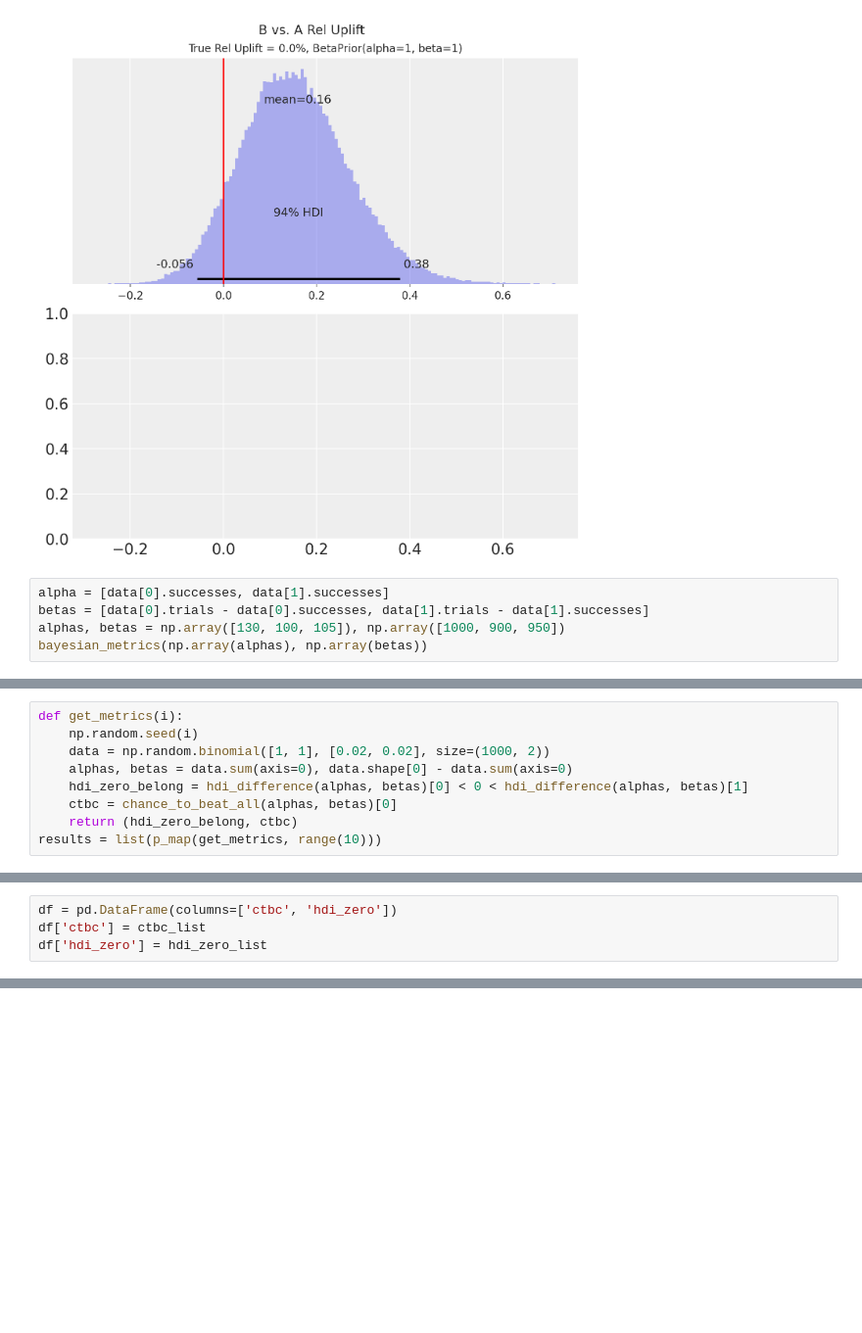
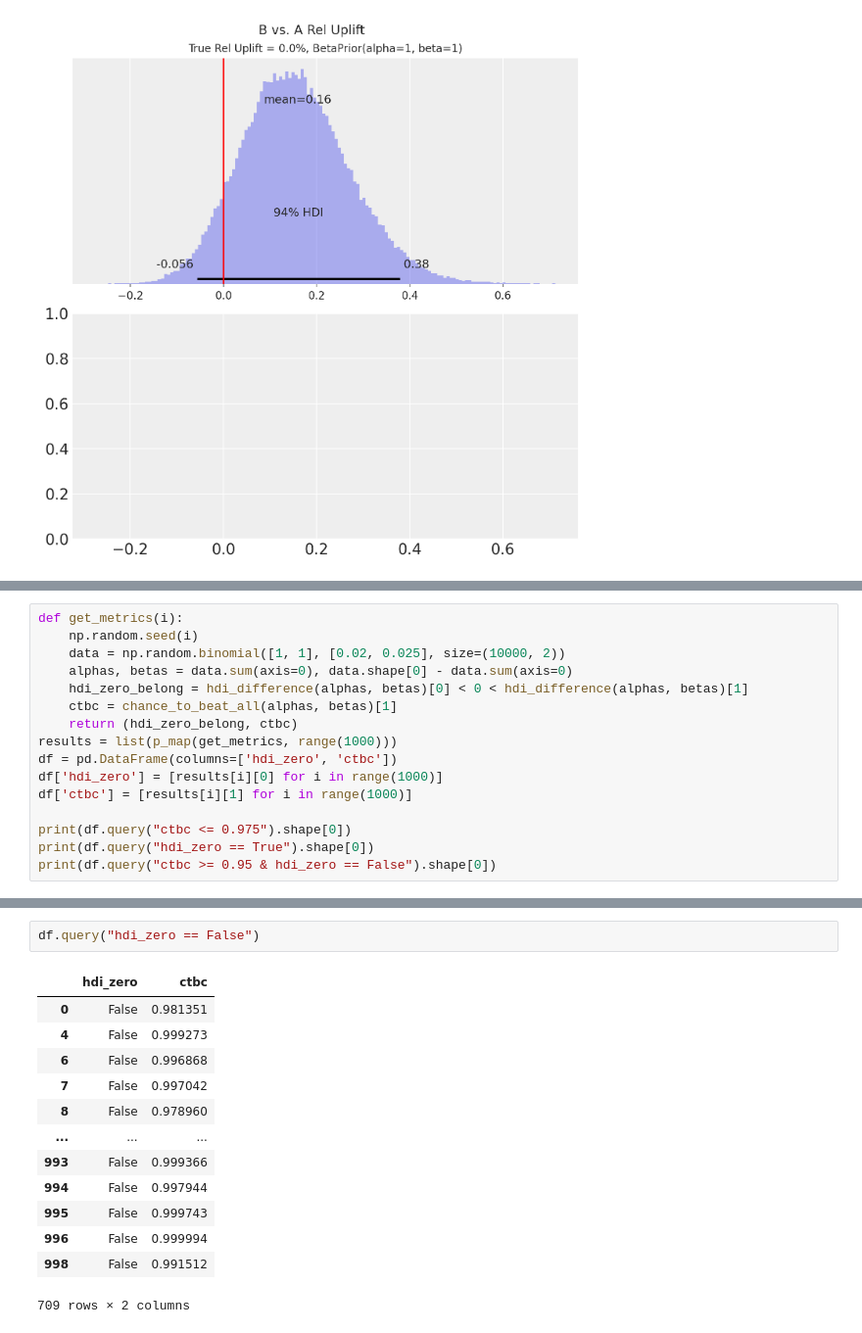
Before and after one commit to iakubovskii7/AB, a Jupyter notebook: Description algorithms/Bayesian_algorithms.ipynb, the cells around one changed output, grey strips where cells are left out. Shown at 98% size. Drawn from its saved outputs; the diff is of its cells as text; blank space fills up the shorter version.

```diff
--- a/Description algorithms/Bayesian_algorithms.ipynb
+++ b/Description algorithms/Bayesian_algorithms.ipynb
@@ -422,8 +392,3 @@ NUTS: [p]
 [interactive output not drawn]
 Sampling 2 chains for 1_000 tune and 50_000 draw iterations (2_000 + 100_000 draws total) took 53 seconds.
 [figure]
-# %%
-alpha = [data[0].successes, data[1].successes]
-betas = [data[0].trials - data[0].successes, data[1].trials - data[1].successes]
-alphas, betas = np.array([130, 100, 105]), np.array([1000, 900, 950])
-bayesian_metrics(np.array(alphas), np.array(betas))
@@ -445,10 +395,17 @@ bayesian_metrics(np.array(alphas), np.array(betas))
 # %%
 def get_metrics(i):
     np.random.seed(i)
-    data = np.random.binomial([1, 1], [0.02, 0.02], size=(1000, 2))
+    data = np.random.binomial([1, 1], [0.02, 0.025], size=(10000, 2))
     alphas, betas = data.sum(axis=0), data.shape[0] - data.sum(axis=0)
     hdi_zero_belong = hdi_difference(alphas, betas)[0] < 0 < hdi_difference(alphas, betas)[1]
-    ctbc = chance_to_beat_all(alphas, betas)[0]
+    ctbc = chance_to_beat_all(alphas, betas)[1]
     return (hdi_zero_belong, ctbc)
-results = list(p_map(get_metrics, range(10)))
+results = list(p_map(get_metrics, range(1000)))
+df = pd.DataFrame(columns=['hdi_zero', 'ctbc'])
+df['hdi_zero'] = [results[i][0] for i in range(1000)]
+df['ctbc'] = [results[i][1] for i in range(1000)]
+
+print(df.query("ctbc <= 0.975").shape[0])
+print(df.query("hdi_zero == True").shape[0])
+print(df.query("ctbc >= 0.95 & hdi_zero == False").shape[0])
 # %% [output]
@@ -473,4 +414,0 @@ ctbc = chance_to_beat_all(alphas, betas)[0]
-# %%
-df = pd.DataFrame(columns=['ctbc', 'hdi_zero'])
-df['ctbc'] = ctbc_list
-df['hdi_zero'] = hdi_zero_list
@@ -477 +423,17 @@ df['hdi_zero'] = hdi_zero_list
+# %%
+df.query("hdi_zero == False")
+# %% [output]
+|  | hdi_zero | ctbc |
+| 0 | False | 0.981351 |
+| 4 | False | 0.999273 |
+| 6 | False | 0.996868 |
+| 7 | False | 0.997042 |
+| 8 | False | 0.978960 |
+| ... | ... | ... |
+| 993 | False | 0.999366 |
+| 994 | False | 0.997944 |
+| 995 | False | 0.999743 |
+| 996 | False | 0.999994 |
+| 998 | False | 0.991512 |
+709 rows × 2 columns
 # %%
```
Also changed, not shown: parts of 22 cells of this notebook, 2 other files.
